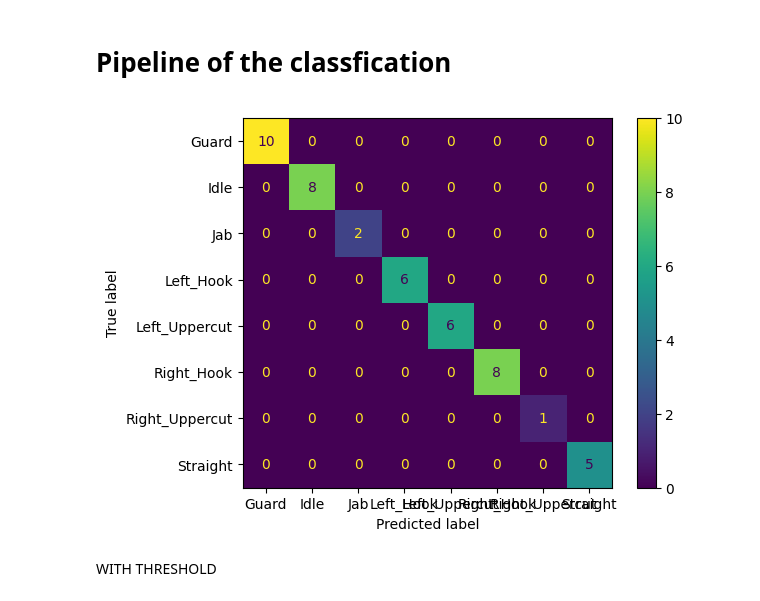
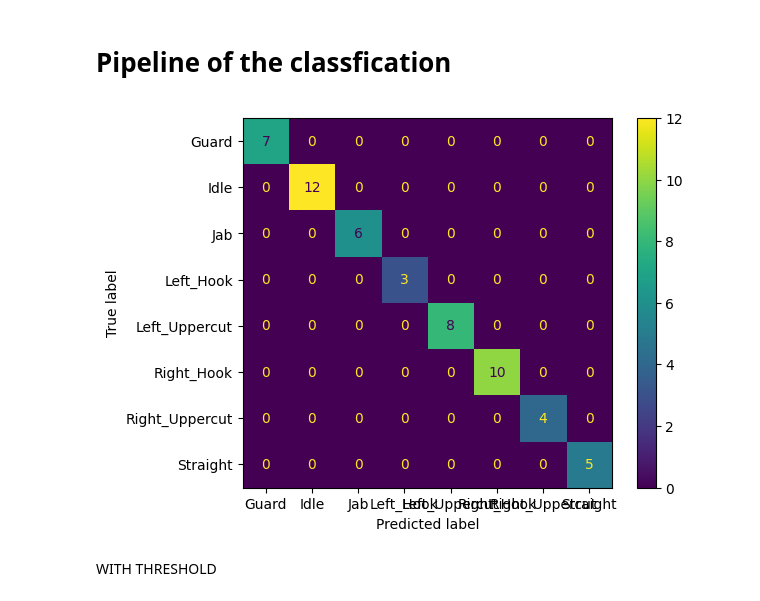
Before and after one commit to NawfalHadi/Tinju, a Jupyter notebook: Training/dataset_training.ipynb, the cells around one changed output. Drawn from its saved outputs; the diff is of its cells as text; code cells hidden in the pictures.

```diff
--- a/Training/dataset_training.ipynb
+++ b/Training/dataset_training.ipynb
@@ -5,7 +5,7 @@ import pickle
 from sklearn.model_selection import train_test_split
 from sklearn.metrics import accuracy_score, classification_report # Accuracy metrics
 # %%
-df = pd.read_csv('Dataset/csv/v4_coords.csv')
+df = pd.read_csv('Dataset/csv/finale_coords.csv')
 # %%
 X = df.drop('class', axis=1) # features
 y = df['class'] # target value
@@ -81,14 +81,14 @@ version = 4_2
 with open(f'../Model/v{version}_model.pkl', 'wb') as f:
     pickle.dump(model, f)
 # %%
-y_pred = model.predict(X_test)
+y_pred = model.predict(X_train)
 # %%
-cm = confusion_matrix(y_test, y_pred)
+cm = confusion_matrix(y_train, y_pred)
 disp = ConfusionMatrixDisplay(confusion_matrix=cm, display_labels=model.classes_)
 disp.plot()
 plt.show()
 # %% [output]
-[figure, old version]
+[figure, new version]
 # %% [markdown]
 WITH THRESHOLD
 # %%
```
Also changed, not shown: parts of 3 cells of this notebook, 3 other files.
